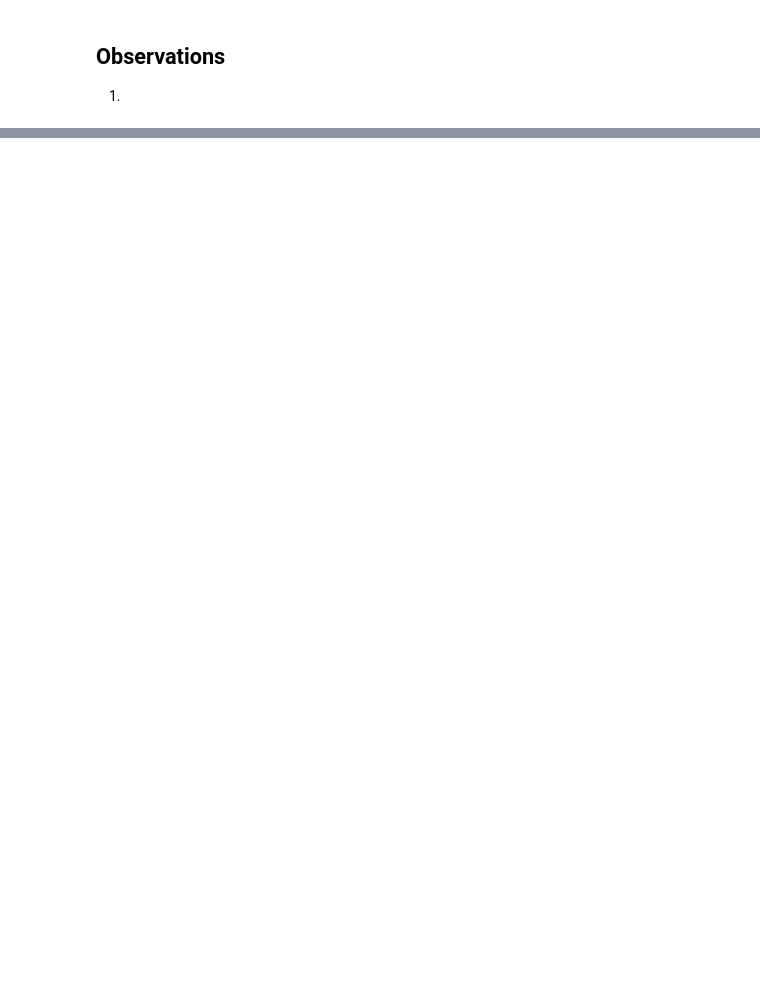
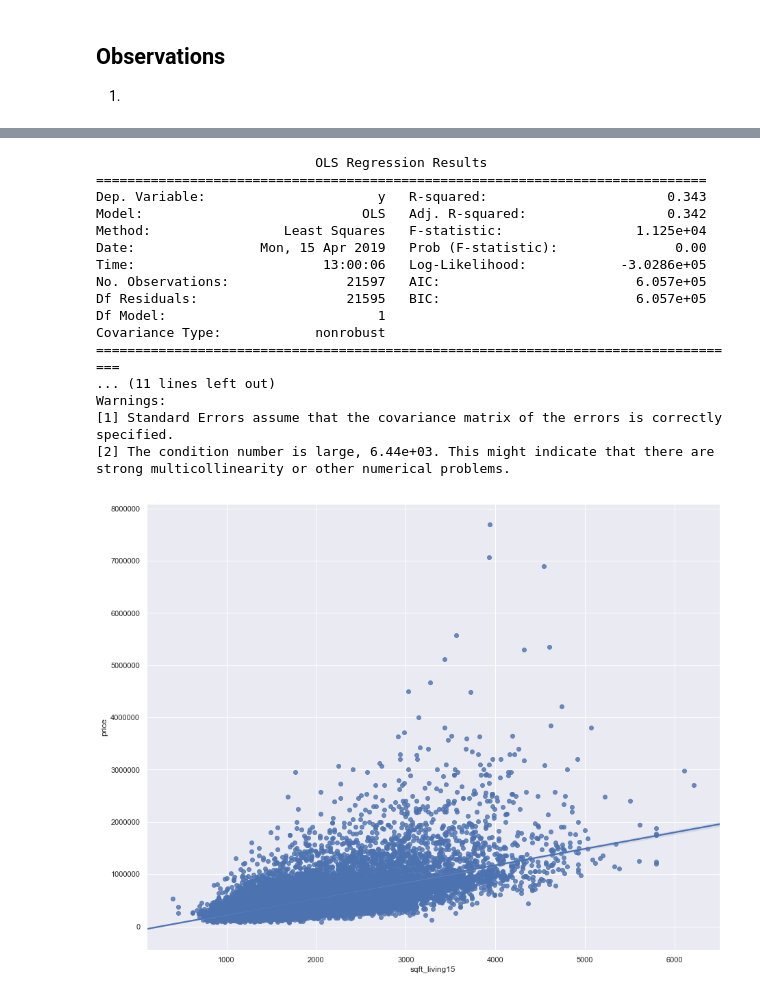
Before and after one commit to A92e/kingcountyWA_home_price_predictor, a Jupyter notebook: WIP_notebook.ipynb, the cells around one changed output, grey strips where cells are left out. Saved outputs shown, nothing was run; the diff lists cells and outputs as text; code cells hidden in the pictures; blank space fills up the shorter version.

```diff
--- a/WIP_notebook.ipynb
+++ b/WIP_notebook.ipynb
@@ -425,0 +494,24 @@ house_dff.zipcode = house_dff.zipcode.astype(str)
+# %%
+sqft_living15_x = house_df['sqft_living15']
+model = ols(formula = "y~sqft_living15_x", data=house_dff).fit()
+print(model.summary())
+sns.regplot(x=sqft_living15_x,y=y,data=house_dff);
+# %% [output]
+                            OLS Regression Results
+==============================================================================
+Dep. Variable:                      y   R-squared:                       0.343
+Model:                            OLS   Adj. R-squared:                  0.342
+Method:                 Least Squares   F-statistic:                 1.125e+04
+Date:                Mon, 15 Apr 2019   Prob (F-statistic):               0.00
+Time:                        13:00:06   Log-Likelihood:            -3.0286e+05
+No. Observations:               21597   AIC:                         6.057e+05
+Df Residuals:                   21595   BIC:                         6.057e+05
+Df Model:                           1
+Covariance Type:            nonrobust
+===================================================================================
+... (11 lines left out)
+Warnings:
+[1] Standard Errors assume that the covariance matrix of the errors is correctly specified.
+[2] The condition number is large, 6.44e+03. This might indicate that there are
+strong multicollinearity or other numerical problems.
+[figure, added]
```
Also changed, not shown: parts of 37 cells of this notebook.
